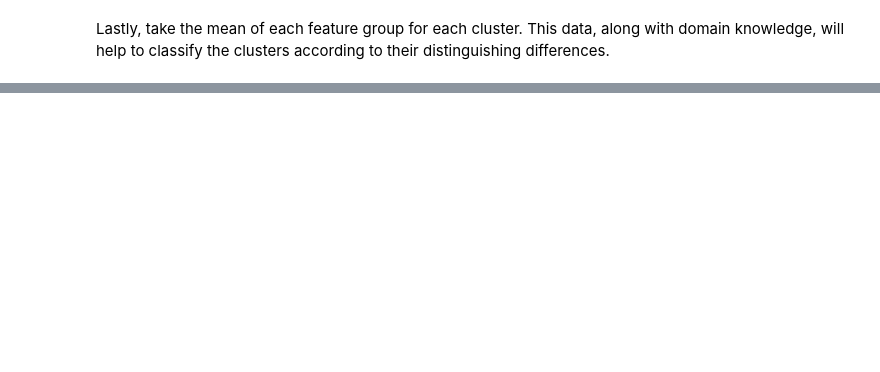
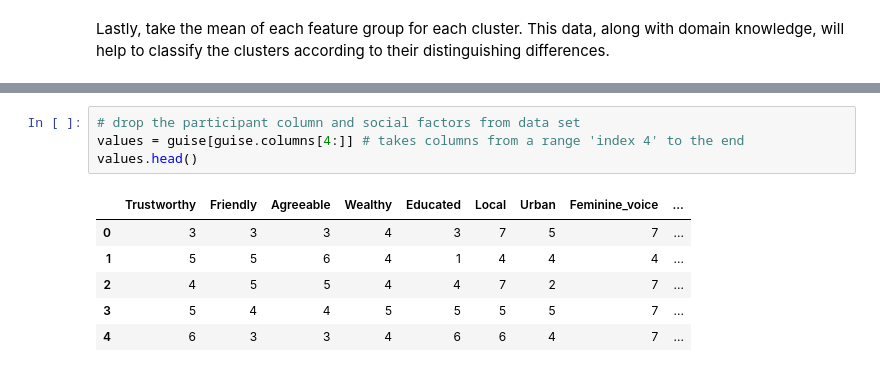
Before and after one commit to anniehelms/machine_learning_for_linguistics, a Jupyter notebook: tutorial.ipynb, the cells around one changed output, grey strips where cells are left out. Drawn from its saved outputs; the diff is of its cells as text; blank space fills up the shorter version.

```diff
--- a/tutorial.ipynb
+++ b/tutorial.ipynb
@@ -169,0 +225,11 @@ varimax rotation?
+# %%
+# drop the participant column and social factors from data set
+values = guise[guise.columns[4:]] # takes columns from a range 'index 4' to the end
+values.head()
+# %% [output]
+|  | Trustworthy | Friendly | Agreeable | Wealthy | Educated | Local | Urban | Feminine_voice | ... |
+| 0 | 3 | 3 | 3 | 4 | 3 | 7 | 5 | 7 | ... |
+| 1 | 5 | 5 | 6 | 4 | 1 | 4 | 4 | 4 | ... |
+| 2 | 4 | 5 | 5 | 4 | 4 | 7 | 2 | 7 | ... |
+| 3 | 5 | 4 | 4 | 5 | 5 | 5 | 5 | 7 | ... |
+| 4 | 6 | 3 | 3 | 4 | 6 | 6 | 4 | 7 | ... |
```
Also changed, not shown: parts of 49 cells of this notebook, 1 other file.
